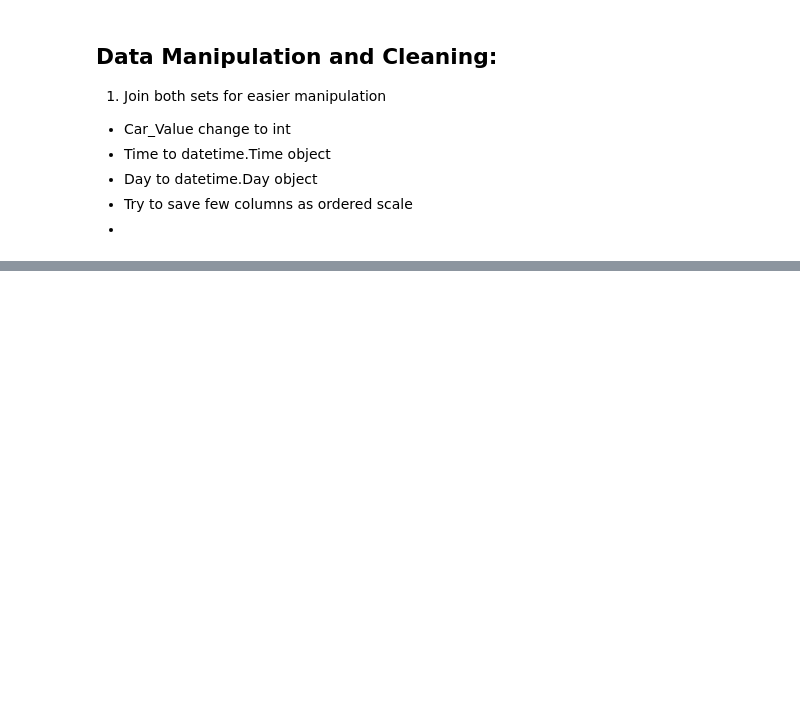
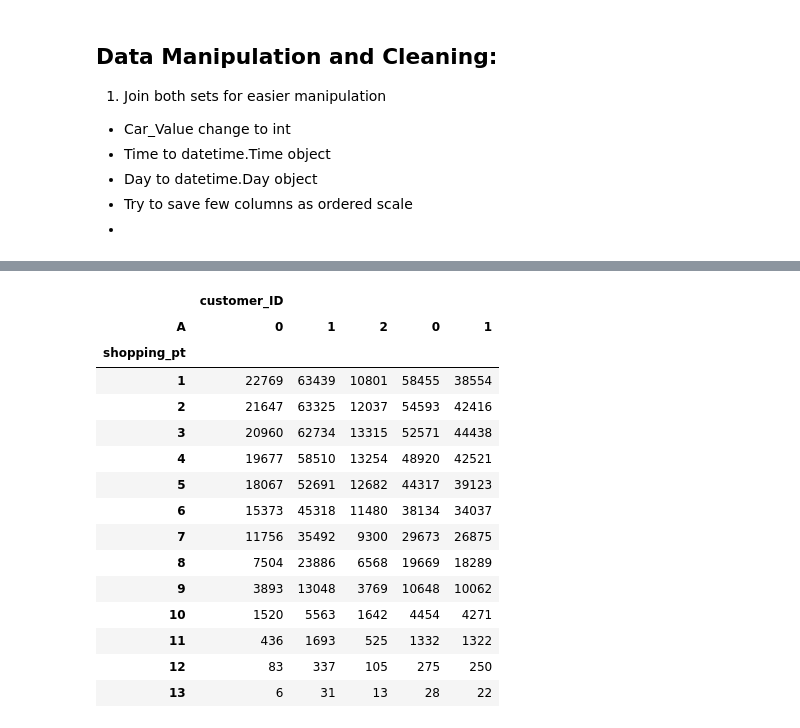
Before and after one commit to MateuszKonopelski/Kaggle, a Jupyter notebook: Project3_AllState/Allstate_code.ipynb, the cells around one changed output, grey strips where cells are left out. Cells and saved outputs as stored; diff of their text form; code cells hidden in the pictures; blank space fills up the shorter version.

```diff
--- a/Project3_AllState/Allstate_code.ipynb
+++ b/Project3_AllState/Allstate_code.ipynb
@@ -208,0 +205,4 @@ MemoryError:
+# %%
+# FILL LOCATION WITH THE MOST POPULAR LOCATION
+fill_loc = total.location.value_counts().index[0]
+total.location.fillna(fill_loc, inplace=True)
@@ -208,0 +298,22 @@ MemoryError:
+# %%
+setA = train_set.pivot_table(['customer_ID'], index=['shopping_pt', 'A'], aggfunc='count', ).unstack()
+setB = train_set.pivot_table(['customer_ID'], index=['shopping_pt', 'B'], aggfunc='count', ).unstack()
+pd.concat([setA, setB], axis=1)
+#pd.pivot_table()
+# %% [output]
+|  | customer_ID |  |  |  |  |
+| A | 0 | 1 | 2 | 0 | 1 |
+| shopping_pt |  |  |  |  |  |
+| 1 | 22769 | 63439 | 10801 | 58455 | 38554 |
+| 2 | 21647 | 63325 | 12037 | 54593 | 42416 |
+| 3 | 20960 | 62734 | 13315 | 52571 | 44438 |
+| 4 | 19677 | 58510 | 13254 | 48920 | 42521 |
+| 5 | 18067 | 52691 | 12682 | 44317 | 39123 |
+| 6 | 15373 | 45318 | 11480 | 38134 | 34037 |
+| 7 | 11756 | 35492 | 9300 | 29673 | 26875 |
+| 8 | 7504 | 23886 | 6568 | 19669 | 18289 |
+| 9 | 3893 | 13048 | 3769 | 10648 | 10062 |
+| 10 | 1520 | 5563 | 1642 | 4454 | 4271 |
+| 11 | 436 | 1693 | 525 | 1332 | 1322 |
+| 12 | 83 | 337 | 105 | 275 | 250 |
+| 13 | 6 | 31 | 13 | 28 | 22 |
```
Also changed, not shown: parts of 12 cells of this notebook.
